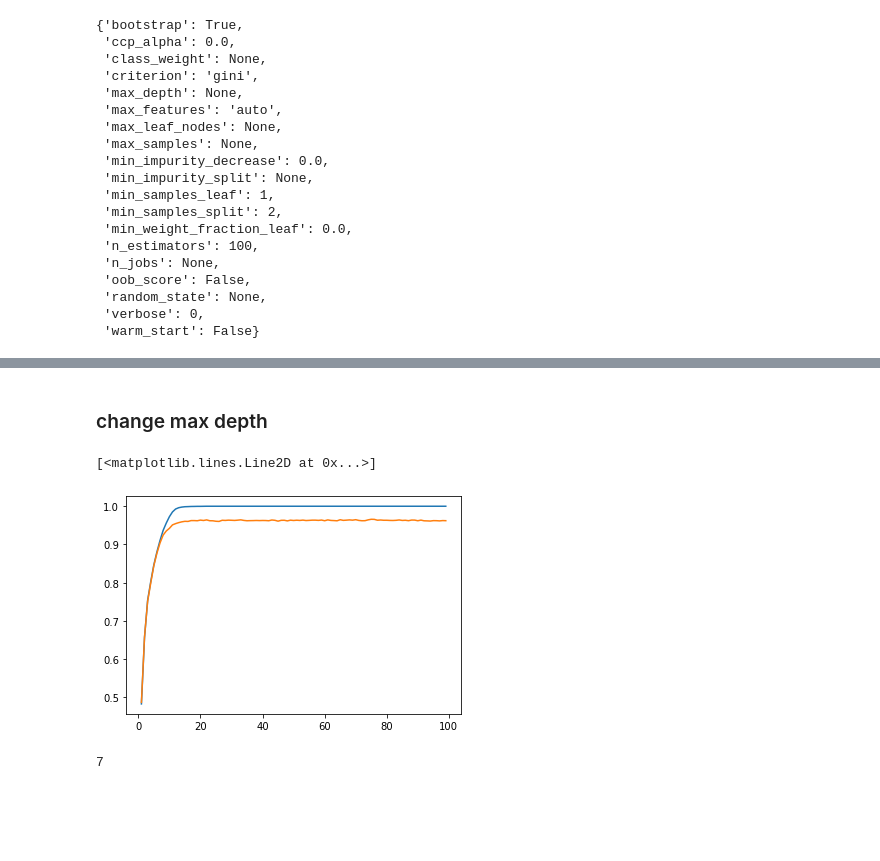
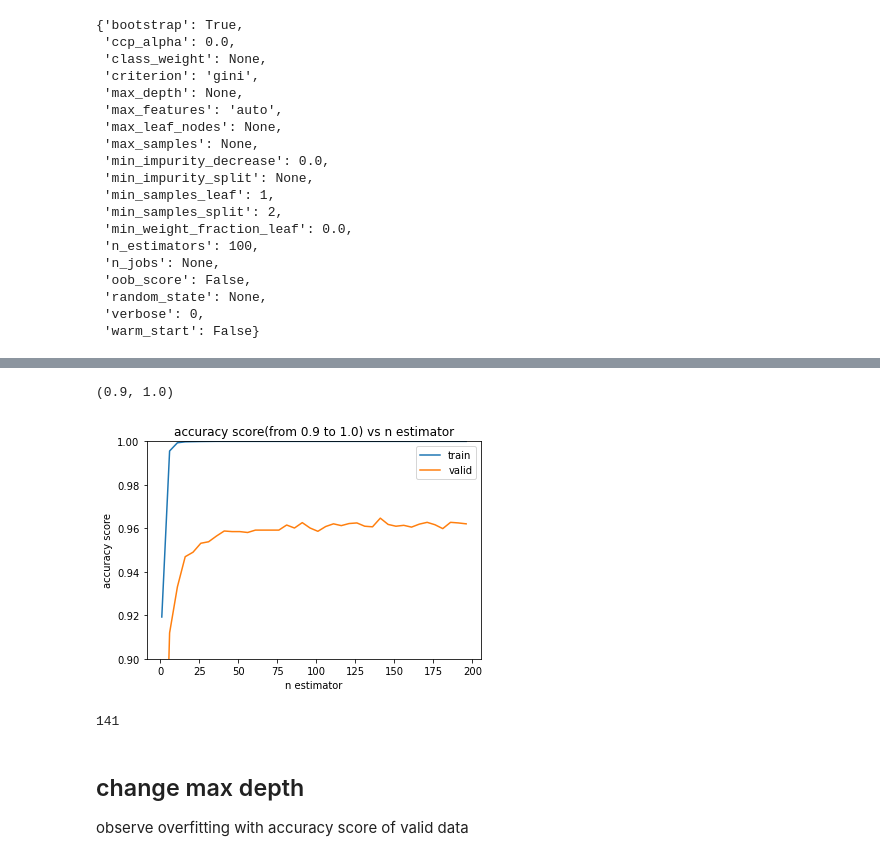
Before and after one commit to Sampeipei/ML_Process_Examples, a Jupyter notebook: fy_9ue5t/03_RandomForest.ipynb, the cells around one changed output, grey strips where cells are left out. Saved outputs shown, nothing was run; the diff lists cells and outputs as text; code cells hidden in the pictures; blank space fills up the shorter version.

```diff
--- a/fy_9ue5t/03_RandomForest.ipynb
+++ b/fy_9ue5t/03_RandomForest.ipynb
@@ -148,4 +213,25 @@ X_train_for_hp, X_valid, y_train_for_hp, y_valid = train_test_split(
+# %%
+plt.figure()
+plt.title("accuracy score(from 0.9 to 1.0) vs n estimator")
+plt.plot(n_estimators, train_accuracy_list1, label="train")
+plt.plot(n_estimators, valid_accuracy_list1, label="valid")
+plt.xlabel("n estimator")
+plt.ylabel("accuracy score")
+plt.legend()
+plt.ylim(0.9, 1.0)
+# %% [output]
+(0.9, 1.0)
+[figure, added]
+# %%
+# n estimator maximize accuracy score of valid data
+n_estimators_best_index = np.argmax(np.array(valid_accuracy_list1))
+n_estimators_best = n_estimators[n_estimators_best_index]
+n_estimators_best
+# %% [output]
+141
 # %% [markdown]
-### change max depth
+## change max depth
+
+observe overfitting with accuracy score of valid data
 # %%
 # max depth parameter
@@ -168,7 +255,0 @@ for max_depth_param in max_depth:
-# %%
-plt.figure()
-plt.plot(max_depth, train_result_list)
-plt.plot(max_depth, valid_result_list)
-# %% [output]
-[<matplotlib.lines.Line2D at 0x...>]
-[figure, removed]
@@ -177,4 +255,0 @@ max_depth_train_valid_diff_min = np.argmax((np.array(train_result_list) - np.arr
-# %%
-max_depth_train_valid_diff_min
-# %% [output]
-7
```
Also changed, not shown: parts of 37 cells of this notebook, 3 other files.
